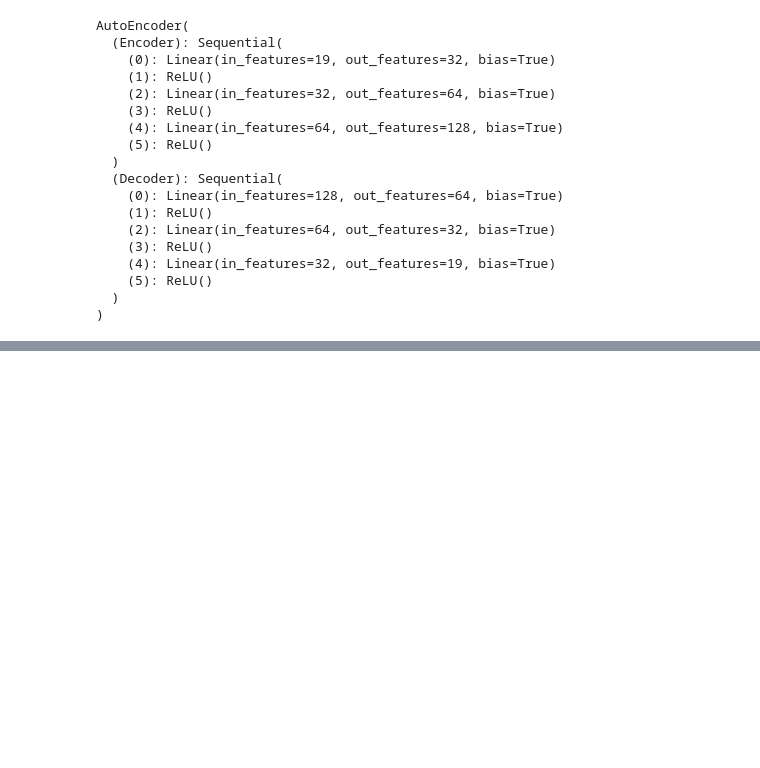
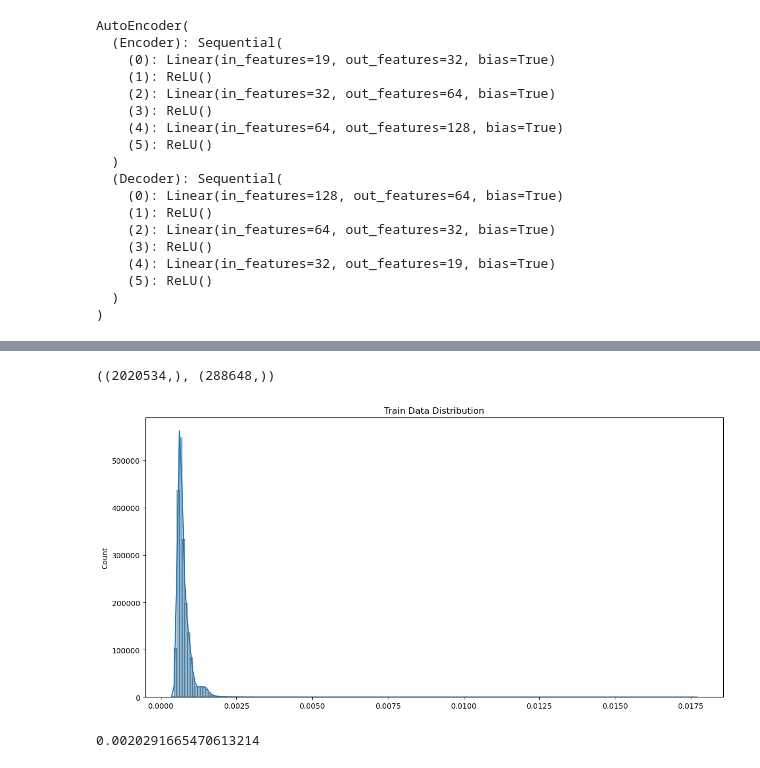
Before and after one commit to LEEINSEO-0118/Heat_Treatment_PdM, a Jupyter notebook: Code/modeling.ipynb, the cells around one changed output, grey strips where cells are left out. Drawn from its saved outputs; the diff is of its cells as text; code cells hidden in the pictures; blank space fills up the shorter version.

Commit message:
feat : Inference and Check Model Accuracy

```diff
--- a/Code/modeling.ipynb
+++ b/Code/modeling.ipynb
@@ -285,10 +315,13 @@ AutoEncoder(
 # %%
-def validation(model, valid_loader, criterion):
-        valid_loss = []
-        with torch.no_grad():
-            for x in iter(valid_loader):
+def predict(model, data_loader, criterion, title):
+    loss_list = []
+    with torch.no_grad():
+        for x in iter(data_loader):
                 x = x.float().to(device)
                 _x = model(x)
-                loss = criterion(x, _x)
-                valid_loss.append(loss.item())
-        return valid_loss
+                x = x.cpu().numpy()
+                _x = _x.cpu().numpy()
+                loss = np.abs(x - _x).mean(axis=1)
+                loss_list.extend(loss.tolist())
+    print(f'Mean Loss : {np.mean(loss_list):.20f}')
+    return np.array(loss_list)
@@ -315,0 +328,13 @@ test_scaled = scaler.transform(test.iloc[:,:-1])
+# %%
+def predict_plot(loss, title):
+    plt.figure(figsize=(12, 6))  # 가로 12, 세로 6
+    sns.histplot(loss, bins=200, kde=True, kde_kws={'bw_adjust': 1.5})
+    # plt.yscale("log")  # Y축 로그 스케일
+    # plt.xlim(0, 0.01)
+    plt.ticklabel_format(useOffset=False, style='plain')  # 일반 숫자 형식
+    plt.title(title)
+    plt.tight_layout()
+    plt.show()
+# %%
+train_loss = predict(model, train_dataloader, nn.MSELoss(reduction='none'), 'Train Data Distribution')
+valid_loss = predict(model, valid_dataloader, nn.MSELoss(reduction='none'), 'Valid Data Distribution')
@@ -315,0 +344,12 @@ test_scaled = scaler.transform(test.iloc[:,:-1])
+# %%
+train_loss.shape, valid_loss.shape
+# %% [output]
+((2020534,), (288648,))
+# %%
+predict_plot(train_loss, 'Train Data Distribution')
+# %% [output]
+[figure, added]
+# %%
+len(train_loss[train_loss > 0.01]) / len(train_loss) * 100
+# %% [output]
+0.0020291665470613214
```
Also changed, not shown: parts of 21 cells of this notebook.
